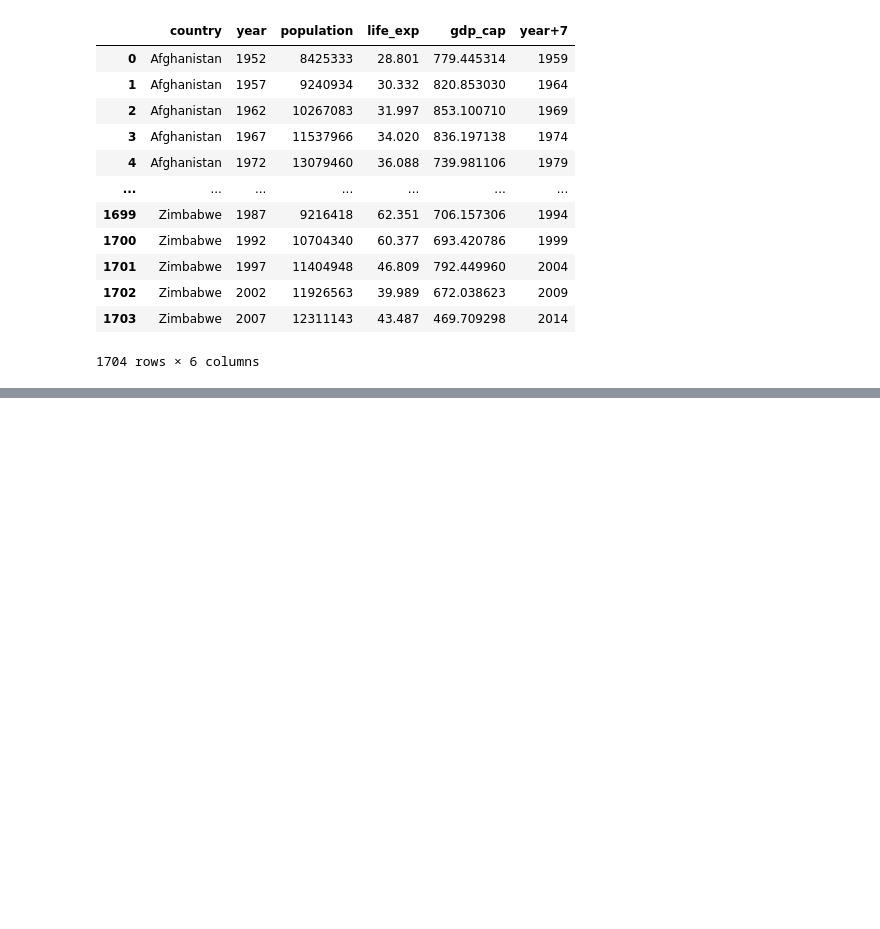
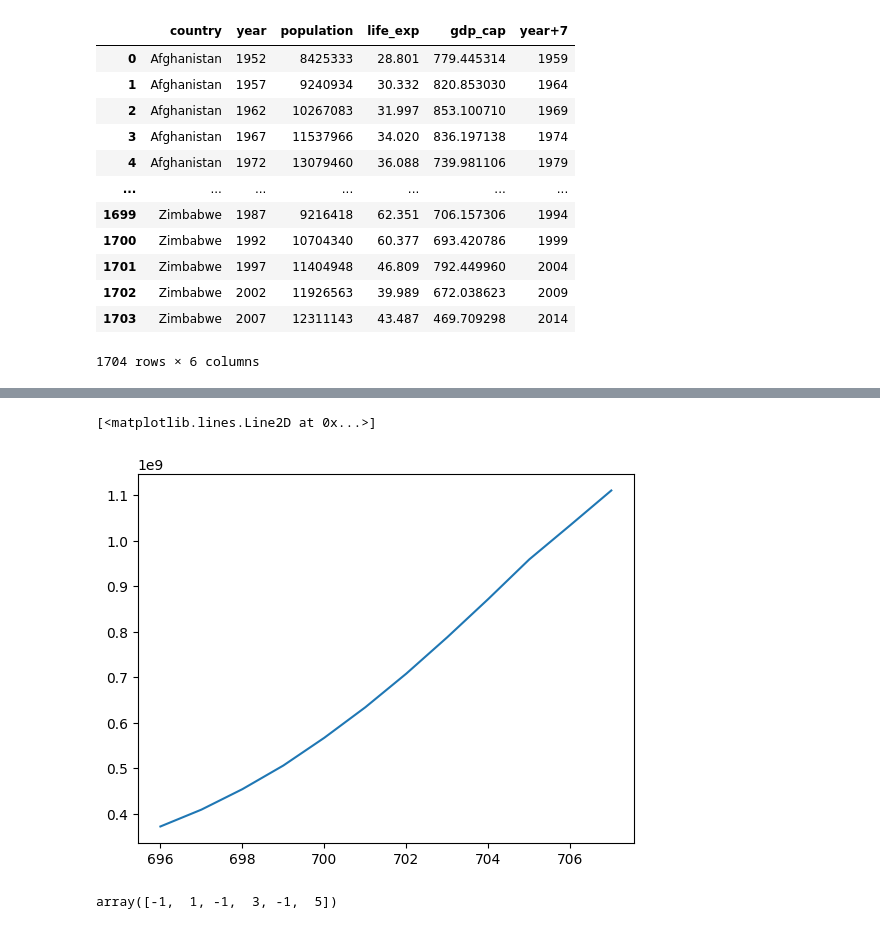
Before and after one commit to Lochipi/DataAnalyticsWithPython, a Jupyter notebook: DataAnalytics.ipynb, the cells around one changed output, grey strips where cells are left out. Drawn from its saved outputs; the diff is of its cells as text; code cells hidden in the pictures; blank space fills up the shorter version.

```diff
--- a/DataAnalytics.ipynb
+++ b/DataAnalytics.ipynb
@@ -529,0 +713,11 @@ df
+# %%
+plt.plot(df[ df['country'] == 'India']['population'])
+# %% [output]
+[<matplotlib.lines.Line2D at 0x...>]
+[figure, added]
+# %%
+a = np.array([0,1,2,3,4,5])
+a[(a%2 == 0)] = -1
+a
+# %% [output]
+array([-1,  1, -1,  3, -1,  5])
```
Also changed, not shown: parts of 27 cells of this notebook.
